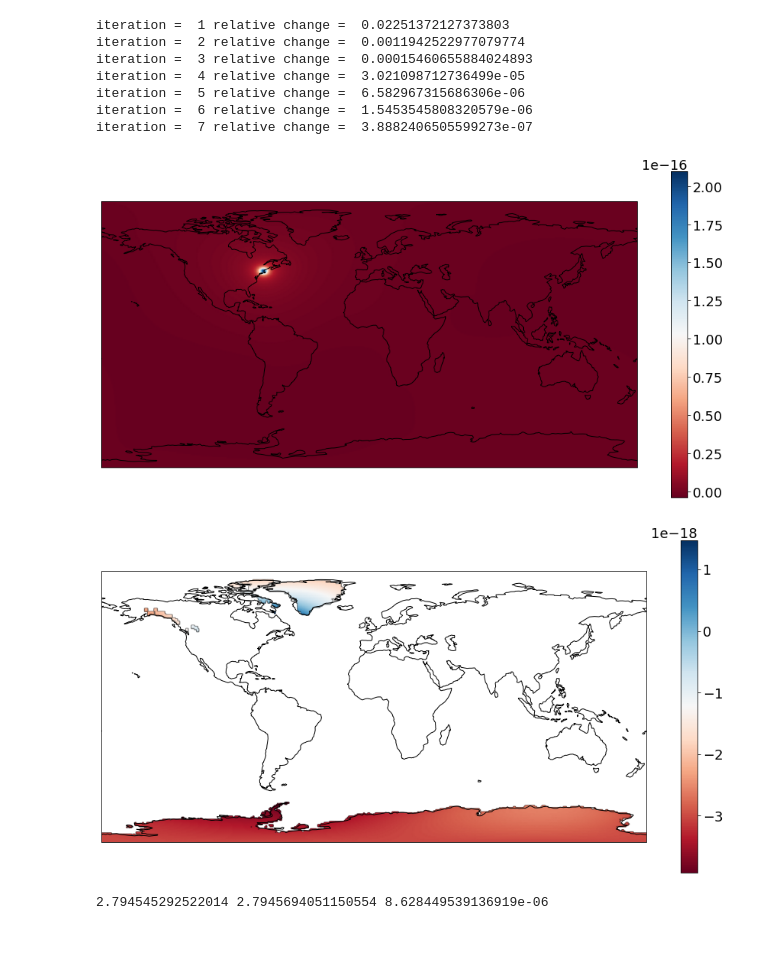
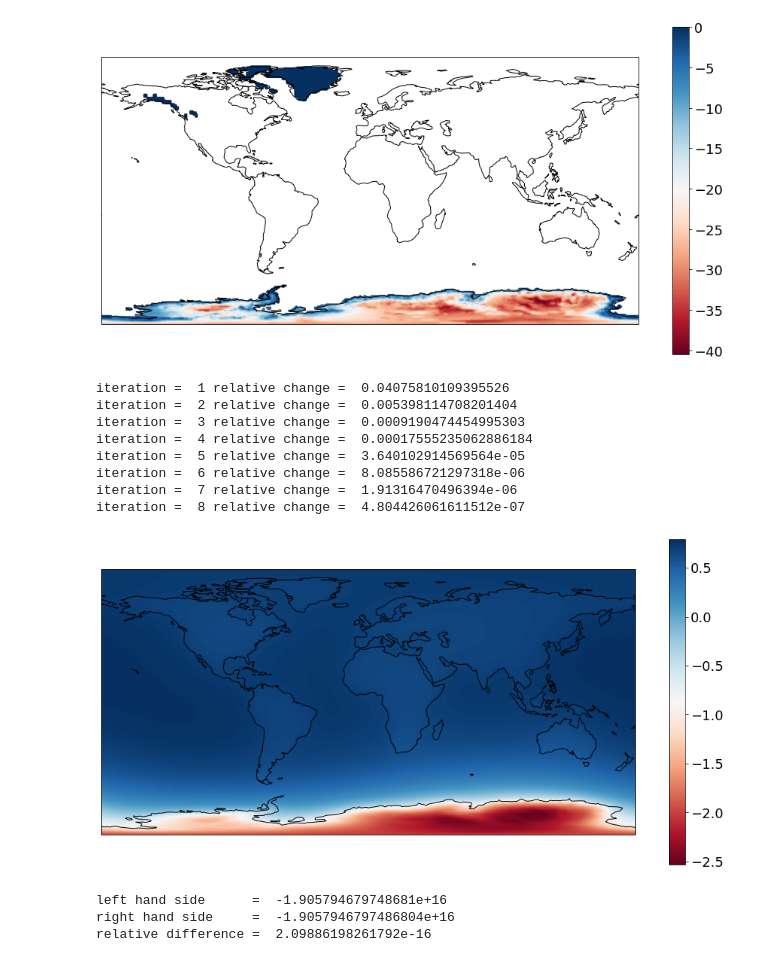
Before and after one commit to da380/SLReciprocityGJI, a Jupyter notebook: SL.ipynb, the cells around one changed output. Saved outputs shown, nothing was run; the diff lists cells and outputs as text; code cells hidden in the pictures.

Commit message:
summary notebook with figures for paper

```diff
--- a/SL.ipynb
+++ b/SL.ipynb
@@ -47,15 +86,14 @@ SL.plot(ice_mask*ice)
 # set the direct load
 zeta   = SL.rhoi*(1-C)*ice
 
-# get uniform change
-slu = SL.bathtub(C,zeta)
+# solve the fingerprint problem
+sl,u,phi,om,psi = SL.fingerprint(C,zeta)
+ocean_mask = SL.ocean_mask(sl0,ice0)
 
-# solve the fingerprint problem
-sl,_,_,_,_ = SL.fingerprint(C,zeta)
-ocean_mask = SL.ocean_mask(sl0,ice0)
+# plot the result globally
 SL.plot(sl)
 
-sl2,_,_,_,_ = SL.fingerprint(C,zeta,rotation=False)
-
-SL.plot((sl-sl2)/slu,contour = True)
+# plot the result within the oceans only
+ocean_mask = SL.ocean_mask(sl0,ice0)
+SL.plot(ocean_mask*sl)
 # %% [output]
@@ -79,33 +121,34 @@ iteration =  7 relative change =  2.2652603013305882e-07
 # %%
-# set the observation point and set the adjoint loads
-lats = np.zeros(1)
-lons = np.zeros(1)
-lats[0] =  42.5
-lons[0] = -71.1
+# set the direct load
+ice_d = -0.01*SL.zero_northern_hemisphere(ice0)
+zeta_d = SL.rhoi*(1-C)*ice_d
+SL.plot(ice_mask*ice_d)
 
-zeta_d   = SL.point_load(L,lats,lons,angle = 2)
-
-# act the adjoint load on the sea level to get the observation
-J =   SL.surface_integral(zeta_d*sl)
-
+# solve the fingerprint problem
 sl_d,_,_,_,_ = SL.fingerprint(C,zeta_d)
 SL.plot(sl_d)
-SL.plot(ice_mask*sl_d)
 
+# compute the left hand integral
+lhs = SL.surface_integral(sl_d*zeta)
 
-# act the load on the adjoint sea level
-J2 =   SL.surface_integral(zeta*sl_d)
+# compute the right hand integral
+rhs = SL.surface_integral(sl*zeta_d)
 
-# compare the two values
-print(J,J2,np.abs(J-J2)/np.abs(J))
+# print the values out along with the relative difference
+print('left hand side      = ', lhs)
+print('right hand side     = ',rhs)
+print('relative difference = ', np.abs((lhs-rhs)/lhs))
 # %% [output]
+[figure, new version]
-iteration =  1 relative change =  0.02251372127373803
-iteration =  2 relative change =  0.0011942522977079774
-iteration =  3 relative change =  0.00015460655884024893
-iteration =  4 relative change =  3.021098712736499e-05
-iteration =  5 relative change =  6.582967315686306e-06
-iteration =  6 relative change =  1.5453545808320579e-06
-iteration =  7 relative change =  3.8882406505599273e-07
+iteration =  1 relative change =  0.04075810109395526
+iteration =  2 relative change =  0.005398114708201404
+iteration =  3 relative change =  0.0009190474454995303
+iteration =  4 relative change =  0.00017555235062886184
+iteration =  5 relative change =  3.640102914569564e-05
+iteration =  6 relative change =  8.085586721297318e-06
+iteration =  7 relative change =  1.91316470496394e-06
+iteration =  8 relative change =  4.804426061611512e-07
-[figure, old version]
-[figure, old version]
+[figure, new version]
-2.794545292522014 2.7945694051150554 8.628449539136919e-06
+left hand side      =  -1.905794679748681e+16
+right hand side     =  -1.9057946797486804e+16
+relative difference =  2.09886198261792e-16
```
Also changed, not shown: parts of 28 cells of this notebook, 2 other files.
